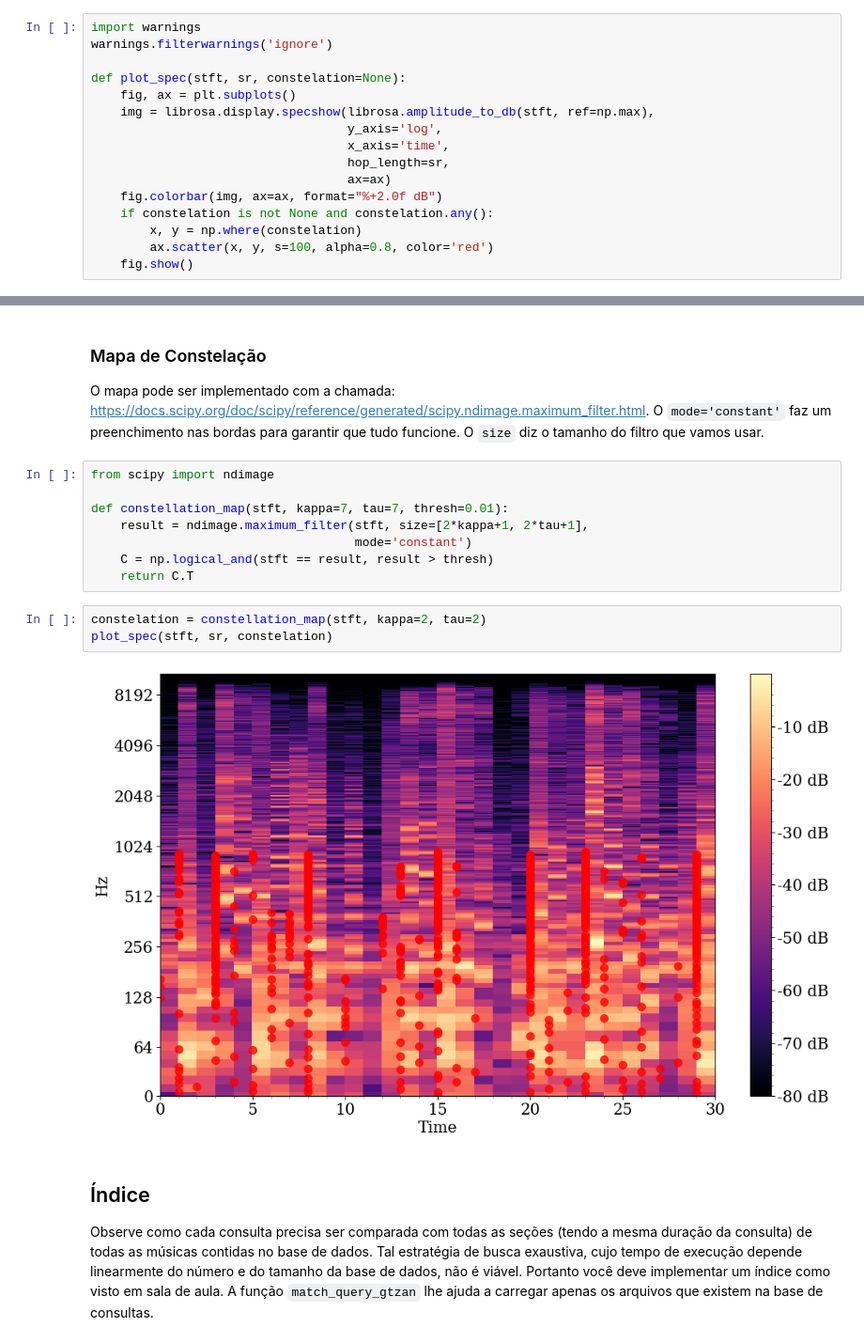
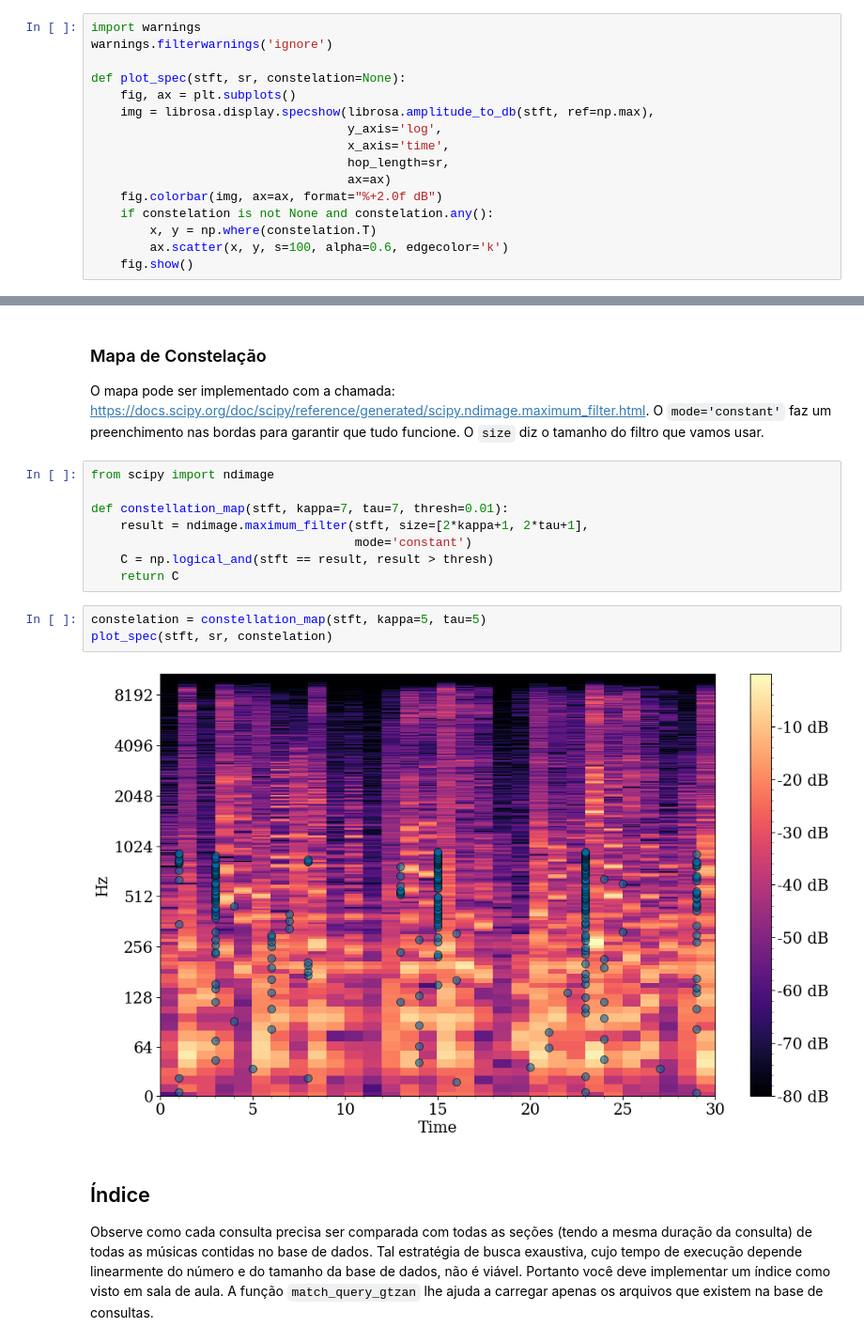
Before and after one commit to flaviovdf/musica, a Jupyter notebook: notebooks/lab09.ipynb, the cells around one changed output, grey strips where cells are left out. Shown at 94% size. Cells and saved outputs as stored; diff of their text form.

```diff
--- a/notebooks/lab09.ipynb
+++ b/notebooks/lab09.ipynb
@@ -157,8 +157,8 @@ def plot_spec(stft, sr, constelation=None):
                                    ax=ax)
     fig.colorbar(img, ax=ax, format="%+2.0f dB")
     if constelation is not None and constelation.any():
-        x, y = np.where(constelation)
-        ax.scatter(x, y, s=100, alpha=0.8, color='red')
+        x, y = np.where(constelation.T)
+        ax.scatter(x, y, s=100, alpha=0.6, edgecolor='k')
     fig.show()
 # %% [markdown]
 **Observe como passo o `hop_length=sr` no stft**. Como estou com uma música com taxa SR por segundo, tiro a média a cada SR frames. Isso deixa meu espectrograma em SEGUNDOS. Algumas musicas passam um pouco de 30 segundos, portanto pego os trinta na marra.
@@ -187,12 +187,12 @@ def constellation_map(stft, kappa=7, tau=7, thresh=0.01):
     result = ndimage.maximum_filter(stft, size=[2*kappa+1, 2*tau+1],
                                     mode='constant')
     C = np.logical_and(stft == result, result > thresh)
-    return C.T
+    return C
 # %%
-constelation = constellation_map(stft, kappa=2, tau=2)
+constelation = constellation_map(stft, kappa=5, tau=5)
 plot_spec(stft, sr, constelation)
 # %% [output]
-[figure, old version]
+[figure, new version]
 # %% [markdown]
 ## Índice
 
```
Also changed, not shown: parts of 3 cells of this notebook.
